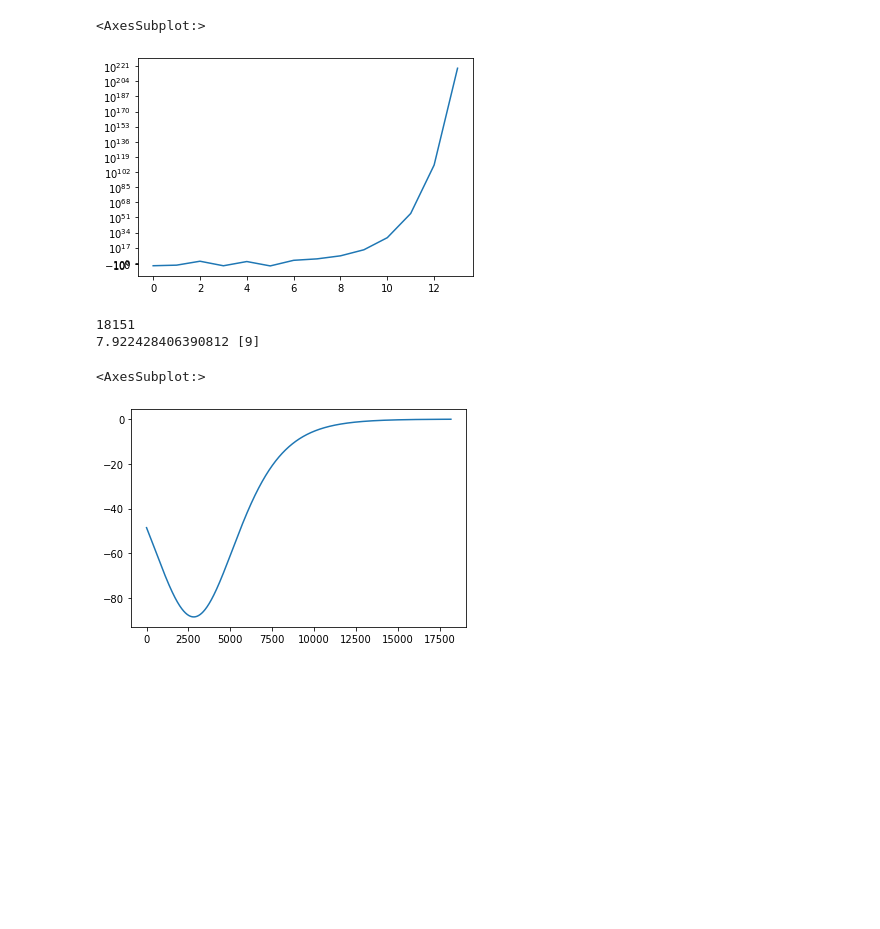
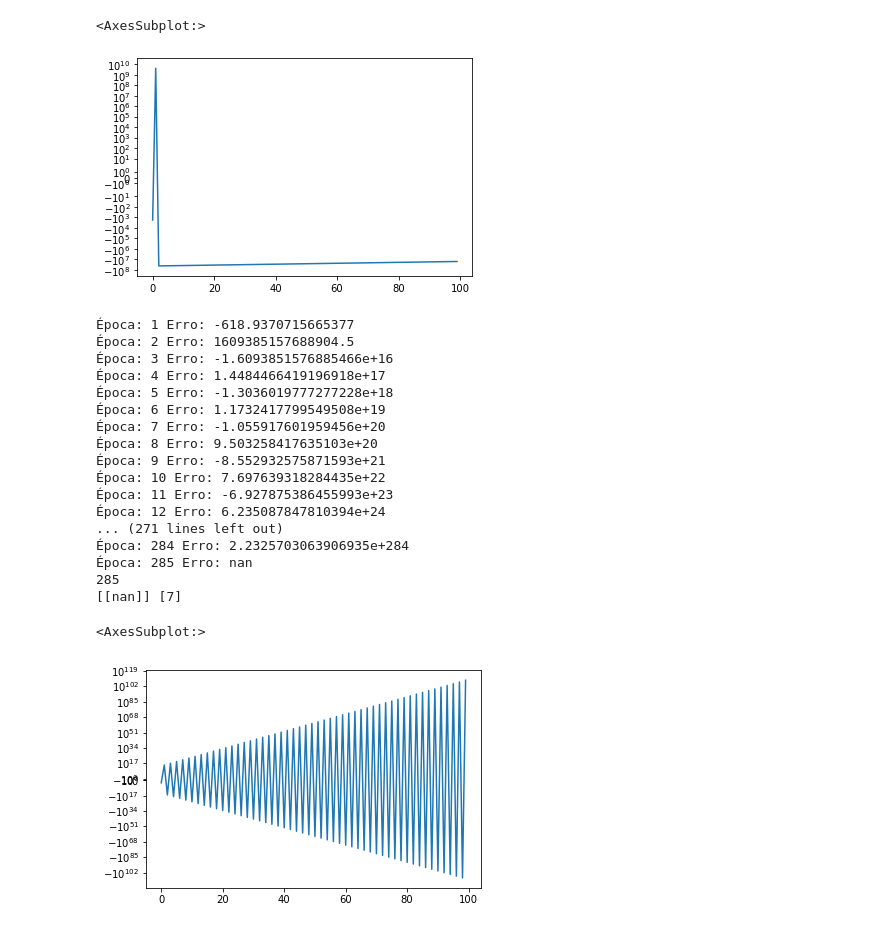
Before and after one commit to Constellation-Dev-Team/constellation-talks-01, a Jupyter notebook: function_modeling.ipynb, the cells around one changed output. Drawn from its saved outputs; the diff is of its cells as text; code cells hidden in the pictures; blank space fills up the shorter version.

```diff
--- a/function_modeling.ipynb
+++ b/function_modeling.ipynb
@@ -4,13 +4,15 @@ import numpy as np
 from models.perceptron import Perceptron
 from models.single_layer_perceptron import SingleLayerPerceptron
 # %%
-X = [i for i in range(20)]
-def gen(x):
-    return x * 2 + 3
-y = [gen(i) for i in range(20)]
+def gen(X):
+    return X[0] * 2 + 3
 
-neuron = Perceptron()
-neuron.learning_rate = 0.0001
+sample_size = 2000
+X = np.random.uniform(0,100, (sample_size, 1))
+y = [gen(i) for i in X]
+
+neuron = Perceptron(1)
+neuron.learning_rate = 2e-4
 print(neuron.train(X,y))
-neuron.predict(21), gen(21)
+neuron.predict_single([21]), gen([21])
 # %% [output]
@@ -19,14 +37,14 @@ neuron.predict(21), gen(21)
 # %%
 n_features = 5
-number_to_generate = 100
+number_to_generate = 1000
 
 def gen(numbers):
-    return [x[0] + 2*x[1] + 3*x[2] + x[3] + -1*x[4] + 3 for x in numbers]
-X = np.random.randint(0, 100, size=(number_to_generate, n_features))
+    return [x[0]*2 + 2*x[1] + x[2]*x[3] - x[4] + 3 for x in numbers]
+X = np.random.uniform(0, 100, size=(number_to_generate, n_features))
 y = gen(X)
 
-slp = SingleLayerPerceptron(n_features)
-slp.learning_rate = 0.02
+slp = SingleLayerPerceptron(n_features, layer_size=4)
+slp.learning_rate = 1e-5
 print(slp.train(X,y))
 print(slp.predict_single([1, 1, 1, 1, 1]) , gen([[1, 1, 1, 1, 1]]))
 pd.Series(slp.saved_errors[:]).plot()
@@ -41,15 +81,31 @@ plt.yscale('symlog')
 pd.Series(slp.saved_errors[:100]).plot()
 # %% [output]
 <AxesSubplot:>
-[figure, old version]
+[figure, new version]
 # %%
 slp = SingleLayerPerceptron(n_features)
-slp.learning_rate = 2e-6
+slp.learning_rate = 1e-2
 print(slp.train(X,y))
 print(slp.predict_single([1, 1, 1, 1, 1]) , gen([[1, 1, 1, 1, 1]]))
-pd.Series(slp.saved_errors[:]).plot()
+plt.yscale('symlog')
+pd.Series(slp.saved_errors[:100]).plot()
 # %% [output]
-18151
-7.922428406390812 [9]
+Época: 1 Erro: -618.9370715665377
+Época: 2 Erro: 1609385157688904.5
+Época: 3 Erro: -1.6093851576885466e+16
+Época: 4 Erro: 1.4484466419196918e+17
+Época: 5 Erro: -1.3036019777277228e+18
+Época: 6 Erro: 1.1732417799549508e+19
+Época: 7 Erro: -1.055917601959456e+20
+Época: 8 Erro: 9.503258417635103e+20
+Época: 9 Erro: -8.552932575871593e+21
+Época: 10 Erro: 7.697639318284435e+22
+Época: 11 Erro: -6.927875386455993e+23
+Época: 12 Erro: 6.235087847810394e+24
+... (271 lines left out)
+Época: 284 Erro: 2.2325703063906935e+284
+Época: 285 Erro: nan
+285
+[[nan]] [7]
 <AxesSubplot:>
-[figure, old version]
+[figure, new version]
```
Also changed, not shown: parts of 4 cells of this notebook, 5 other files.
